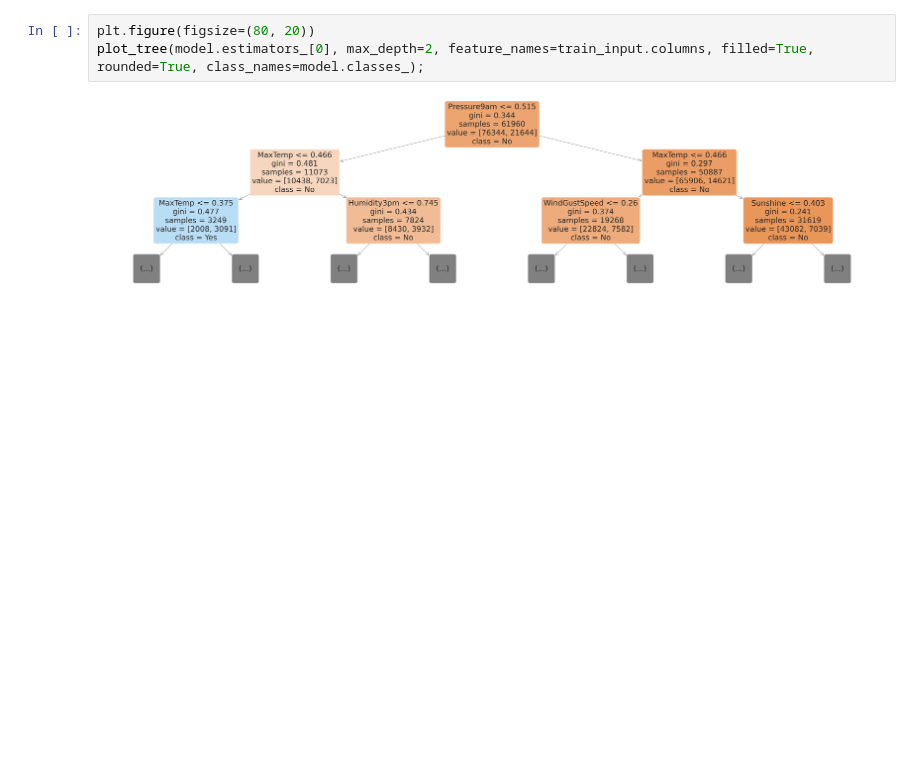
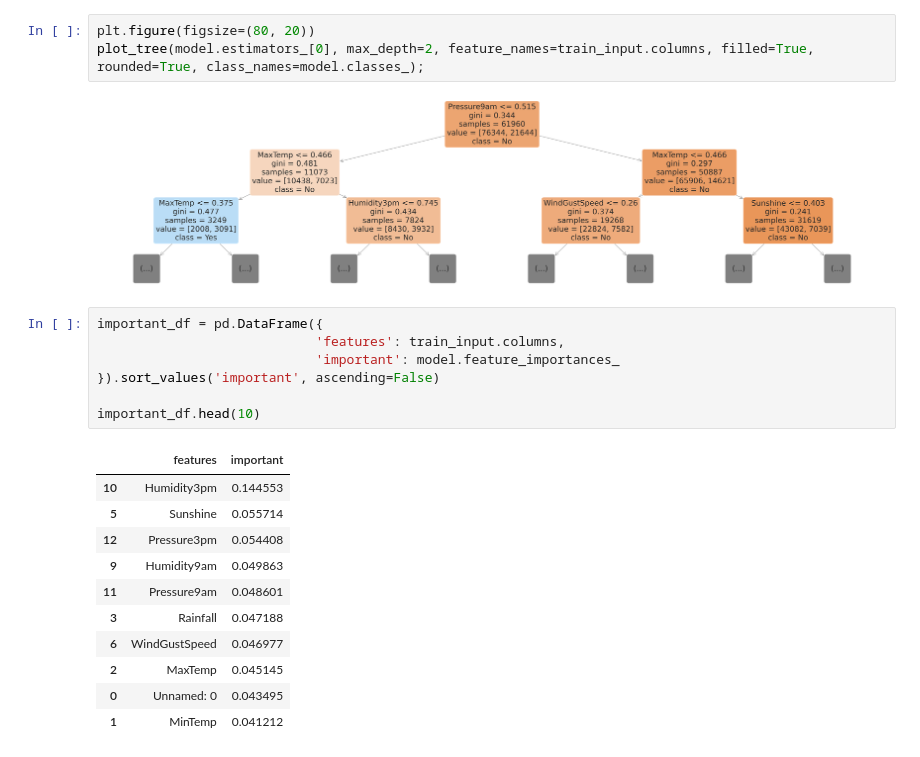
Before and after one commit to mathur-exe-zz/Jovian-o-to-GBM, a Jupyter notebook: 2 - Weather Prediction (Logistic Regrssion, Decision Tree)/2c - Random Forest.ipynb, the cells around one changed output. Saved outputs shown, nothing was run; the diff lists cells and outputs as text; blank space fills up the shorter version.

```diff
--- a/2 - Weather Prediction (Logistic Regrssion, Decision Tree)/2c - Random Forest.ipynb
+++ b/2 - Weather Prediction (Logistic Regrssion, Decision Tree)/2c - Random Forest.ipynb
@@ -78,3 +74,22 @@ plt.figure(figsize=(80, 20))
 plot_tree(model.estimators_[0], max_depth=2, feature_names=train_input.columns, filled=True, rounded=True, class_names=model.classes_);
 # %% [output]
 [figure]
+# %%
+important_df = pd.DataFrame({
+                            'features': train_input.columns,
+                            'important': model.feature_importances_
+}).sort_values('important', ascending=False)
+
+important_df.head(10)
+# %% [output]
+|  | features | important |
+| 10 | Humidity3pm | 0.144553 |
+| 5 | Sunshine | 0.055714 |
+| 12 | Pressure3pm | 0.054408 |
+| 9 | Humidity9am | 0.049863 |
+| 11 | Pressure9am | 0.048601 |
+| 3 | Rainfall | 0.047188 |
+| 6 | WindGustSpeed | 0.046977 |
+| 2 | MaxTemp | 0.045145 |
+| 0 | Unnamed: 0 | 0.043495 |
+| 1 | MinTemp | 0.041212 |
```
Also changed, not shown: parts of 6 cells of this notebook.
